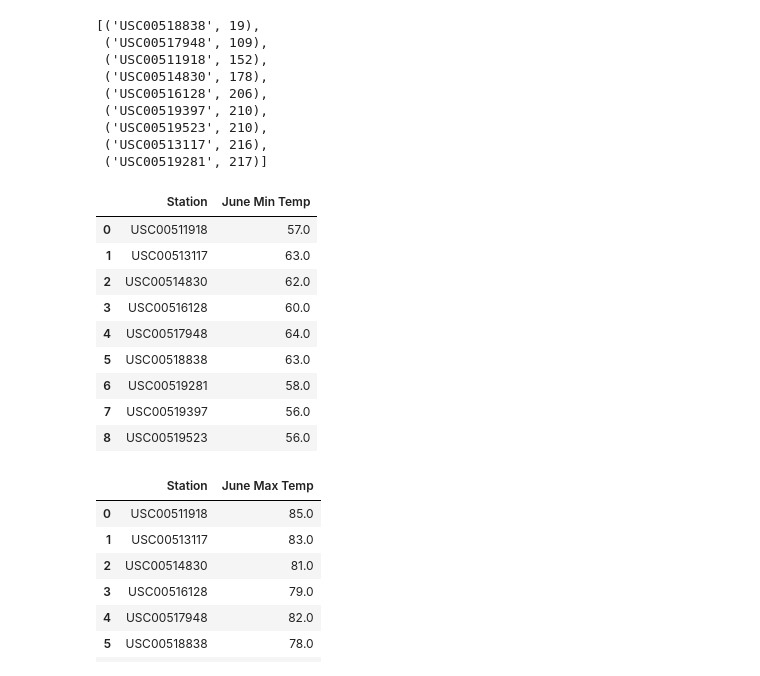
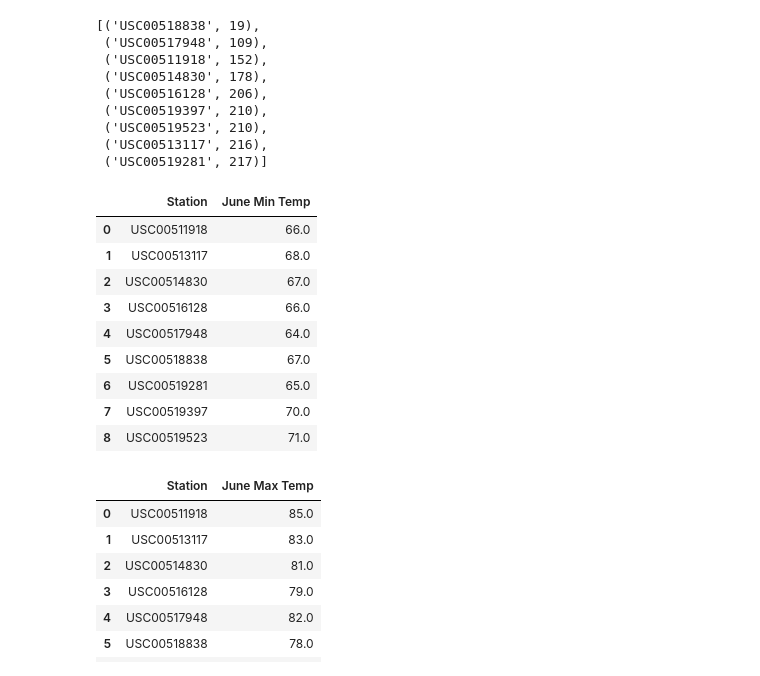
Before and after one commit to donovancai/surfs_up, a Jupyter notebook: SurfsUp_Challenge.ipynb, the cells around one changed output. Saved outputs shown, nothing was run; the diff lists cells and outputs as text; code cells hidden in the pictures.

```diff
--- a/SurfsUp_Challenge.ipynb
+++ b/SurfsUp_Challenge.ipynb
@@ -130,20 +130,20 @@ station_dec
 # %%
 station_june_min = session.query(Measurement.station, func.min(Measurement.tobs)).\
 group_by(Measurement.station).order_by(func.min(Measurement.station)).filter(extract('month', Measurement.date) == 6).all()
 station_june_min_ls = list(station_june_min)
-june_min_df = pd.DataFrame(station_dec_min_ls, columns=['Station', 'June Min Temp'])
+june_min_df = pd.DataFrame(station_june_min_ls, columns=['Station', 'June Min Temp'])
 june_min_df
 # %% [output]
 |  | Station | June Min Temp |
-| 0 | USC00511918 | 57.0 |
-| 1 | USC00513117 | 63.0 |
-| 2 | USC00514830 | 62.0 |
-| 3 | USC00516128 | 60.0 |
+| 0 | USC00511918 | 66.0 |
+| 1 | USC00513117 | 68.0 |
+| 2 | USC00514830 | 67.0 |
+| 3 | USC00516128 | 66.0 |
 | 4 | USC00517948 | 64.0 |
-| 5 | USC00518838 | 63.0 |
-| 6 | USC00519281 | 58.0 |
-| 7 | USC00519397 | 56.0 |
-| 8 | USC00519523 | 56.0 |
+| 5 | USC00518838 | 67.0 |
+| 6 | USC00519281 | 65.0 |
+| 7 | USC00519397 | 70.0 |
+| 8 | USC00519523 | 71.0 |
 # %%
 station_june_max = session.query(Measurement.station, func.max(Measurement.tobs)).\
 group_by(Measurement.station).order_by(func.max(Measurement.station)).filter(extract('month', Measurement.date) == 6).all()
```
Also changed, not shown: parts of 4 cells of this notebook, 1 other file.
